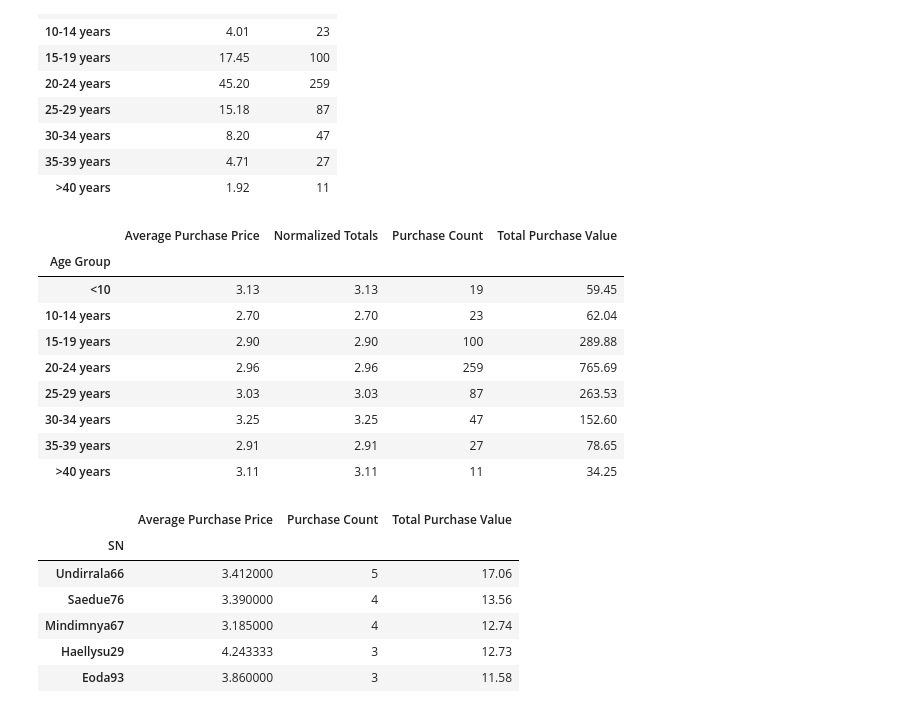
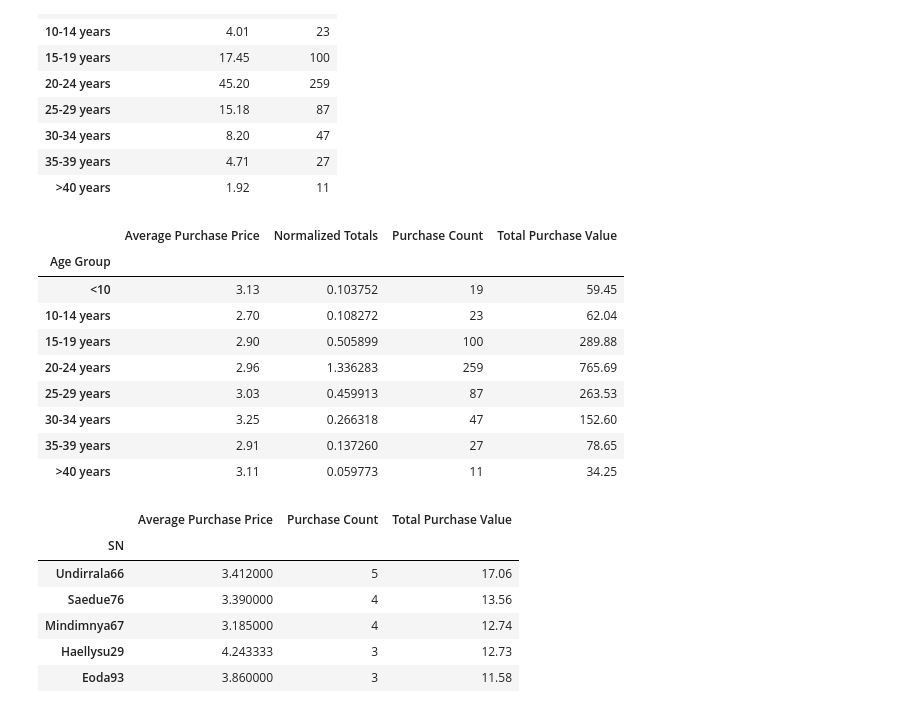
Before and after one commit to shipur/Pandas-PyMoli, a Jupyter notebook: HeroesOfPymoli/pymoli.ipynb, the cells around one changed output. Saved outputs shown, nothing was run; the diff lists cells and outputs as text; code cells hidden in the pictures.

```diff
--- a/HeroesOfPymoli/pymoli.ipynb
+++ b/HeroesOfPymoli/pymoli.ipynb
@@ -144,24 +144,28 @@ pcent_df.head(8)
 #pwd
 # %%
 #Normalized totals
-norm_total = round(file_group["Price"].sum()/file_group["Age Group"].count(),2)
+#print(file_group["Age Group"].count())
+norm_total = file_group["Price"].sum()/len(group_SN_df)
+#norm_total = round(file_group["Price"].min() + ((file_group["Price"].mean()- file_group["Price"].min())
+#                                                /(file_group["Price"].max() - file_group["Price"].min())),2)
+
 
 Age_goup_df = pd.DataFrame({'Purchase Count' : file_group["Item ID"].count(),
                             'Average Purchase Price': round(file_group["Price"].mean(),2),
                             'Total Purchase Value':file_group["Price"].sum(),
                             'Normalized Totals': norm_total})
 Age_goup_df.head(8)
 # %% [output]
 |  | Average Purchase Price | Normalized Totals | Purchase Count | Total Purchase Value |
 | Age Group |  |  |  |  |
-| <10 | 3.13 | 3.13 | 19 | 59.45 |
-| 10-14 years | 2.70 | 2.70 | 23 | 62.04 |
-| 15-19 years | 2.90 | 2.90 | 100 | 289.88 |
-| 20-24 years | 2.96 | 2.96 | 259 | 765.69 |
-| 25-29 years | 3.03 | 3.03 | 87 | 263.53 |
-| 30-34 years | 3.25 | 3.25 | 47 | 152.60 |
-| 35-39 years | 2.91 | 2.91 | 27 | 78.65 |
-| >40 years | 3.11 | 3.11 | 11 | 34.25 |
+| <10 | 3.13 | 0.103752 | 19 | 59.45 |
+| 10-14 years | 2.70 | 0.108272 | 23 | 62.04 |
+| 15-19 years | 2.90 | 0.505899 | 100 | 289.88 |
+| 20-24 years | 2.96 | 1.336283 | 259 | 765.69 |
+| 25-29 years | 3.03 | 0.459913 | 87 | 263.53 |
+| 30-34 years | 3.25 | 0.266318 | 47 | 152.60 |
+| 35-39 years | 2.91 | 0.137260 | 27 | 78.65 |
+| >40 years | 3.11 | 0.059773 | 11 | 34.25 |
 # %%
 #SANITY CHECK
 #Just to check if my results are ok
```
Also changed, not shown: parts of 1 cell of this notebook.
